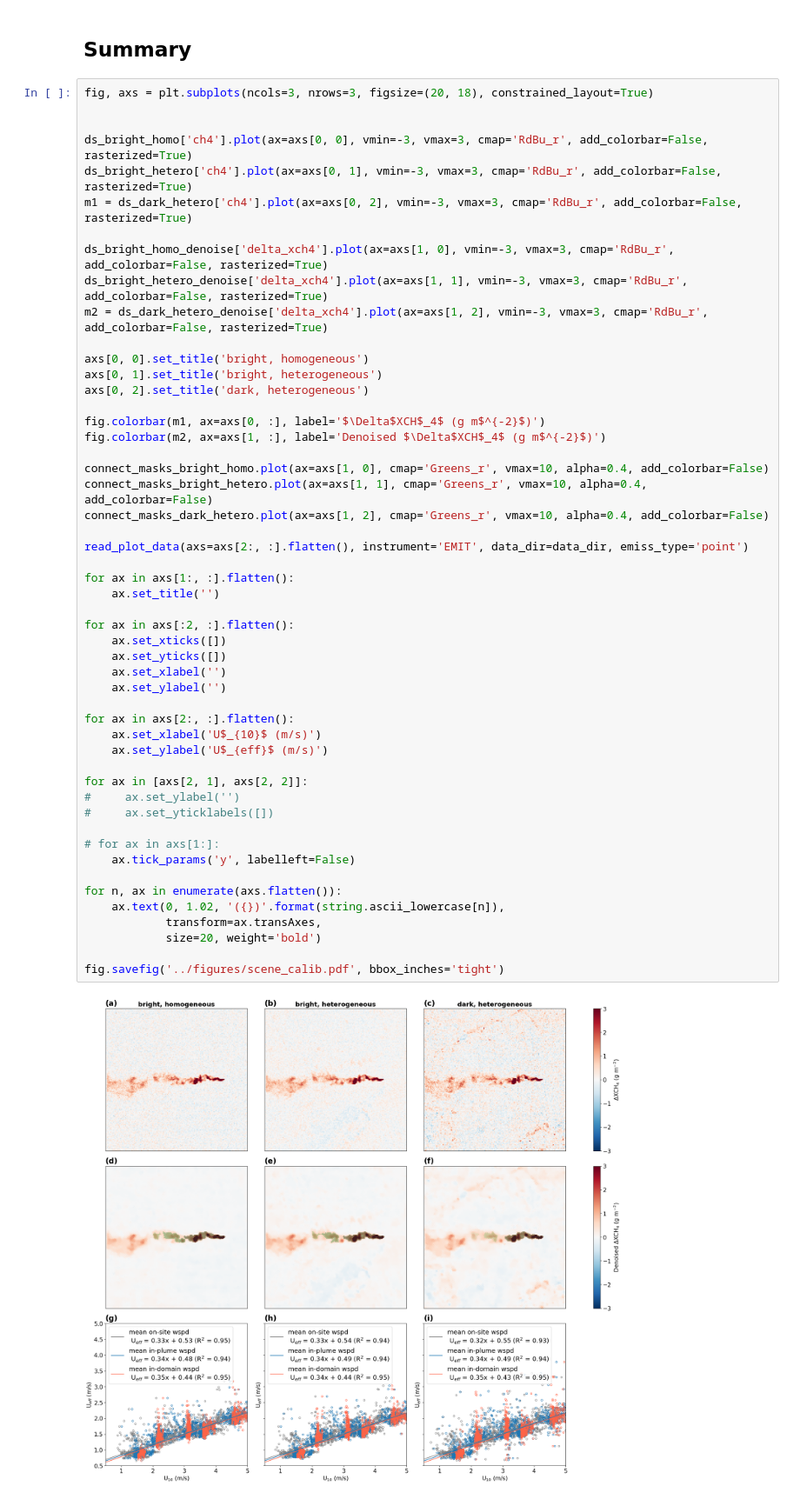
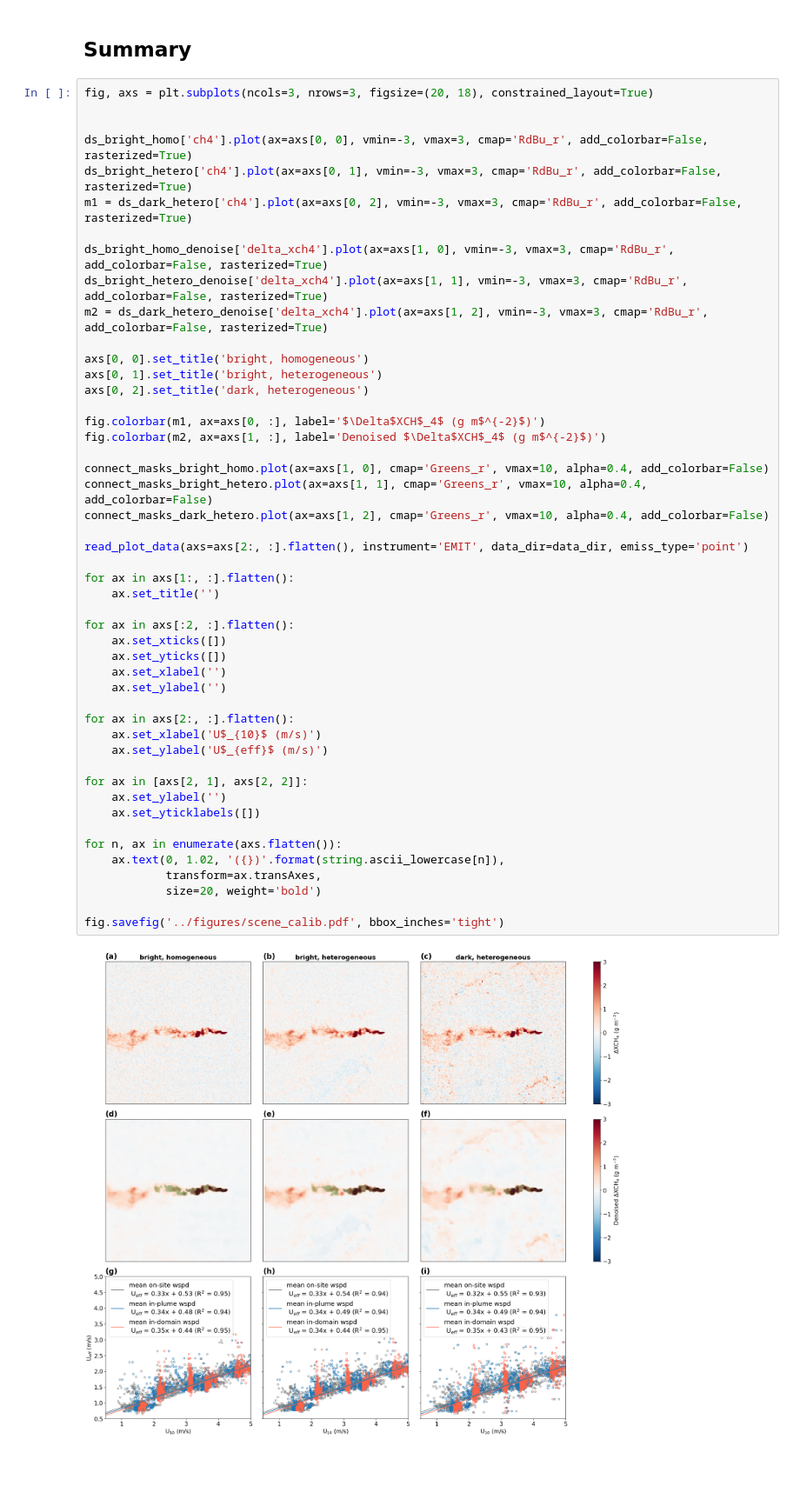
Before and after one commit to zxdawn/HyperGas-GMD, a Jupyter notebook: notebooks/scene_calib.ipynb, the cells around one changed output. Shown at 87% size. Saved outputs shown, nothing was run; the diff lists cells and outputs as text; blank space fills up the shorter version.

```diff
--- a/notebooks/scene_calib.ipynb
+++ b/notebooks/scene_calib.ipynb
@@ -362,36 +362,33 @@ fig.colorbar(m1, ax=axs[0, :], label='$\Delta$XCH$_4$ (g m$^{-2}$)')
 fig.colorbar(m2, ax=axs[1, :], label='Denoised $\Delta$XCH$_4$ (g m$^{-2}$)')
 
 connect_masks_bright_homo.plot(ax=axs[1, 0], cmap='Greens_r', vmax=10, alpha=0.4, add_colorbar=False)
 connect_masks_bright_hetero.plot(ax=axs[1, 1], cmap='Greens_r', vmax=10, alpha=0.4, add_colorbar=False)
 connect_masks_dark_hetero.plot(ax=axs[1, 2], cmap='Greens_r', vmax=10, alpha=0.4, add_colorbar=False)
 
 read_plot_data(axs=axs[2:, :].flatten(), instrument='EMIT', data_dir=data_dir, emiss_type='point')
 
 for ax in axs[1:, :].flatten():
     ax.set_title('')
 
 for ax in axs[:2, :].flatten():
     ax.set_xticks([])
     ax.set_yticks([])
     ax.set_xlabel('')
     ax.set_ylabel('')
 
 for ax in axs[2:, :].flatten():
     ax.set_xlabel('U$_{10}$ (m/s)')
     ax.set_ylabel('U$_{eff}$ (m/s)')
 
 for ax in [axs[2, 1], axs[2, 2]]:
-#     ax.set_ylabel('')
-#     ax.set_yticklabels([])
-
-# for ax in axs[1:]:
-    ax.tick_params('y', labelleft=False)
+    ax.set_ylabel('')
+    ax.set_yticklabels([])
 
 for n, ax in enumerate(axs.flatten()):
     ax.text(0, 1.02, '({})'.format(string.ascii_lowercase[n]),
             transform=ax.transAxes,
             size=20, weight='bold')
 
 fig.savefig('../figures/scene_calib.pdf', bbox_inches='tight')
 # %% [output]
-[figure, old version]
+[figure, new version]
```
